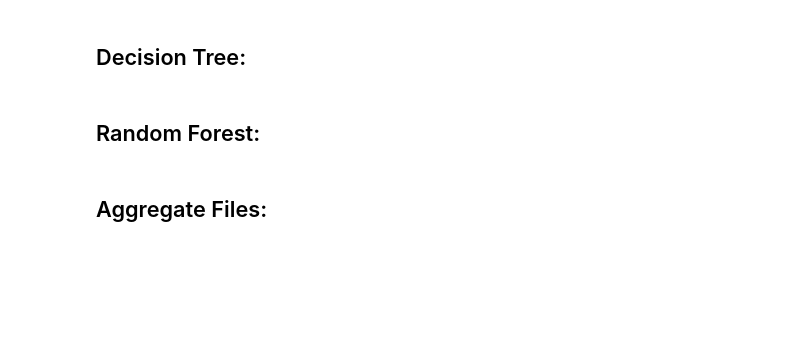
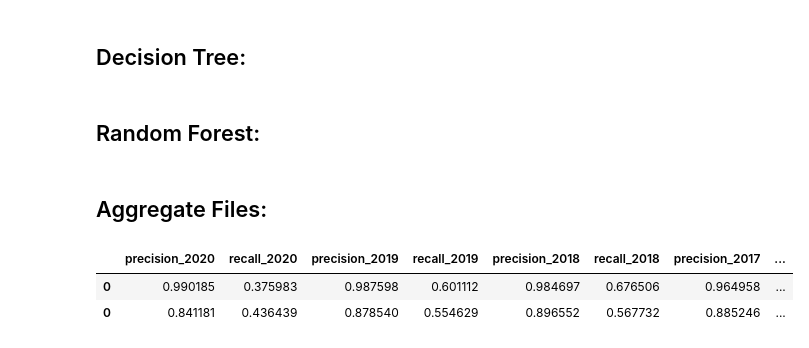
Before and after one commit to Deckart2/capp_30254_crime_forcasting, a Jupyter notebook: scripts/Final Models.ipynb, the cells around one changed output. Drawn from its saved outputs; the diff is of its cells as text; code cells hidden in the pictures; blank space fills up the shorter version.

```diff
--- a/scripts/Final Models.ipynb
+++ b/scripts/Final Models.ipynb
@@ -146,7 +194,11 @@ results_rf = compute_scores_final_data()
 # %% [markdown]
 ## Aggregate Files:
 # %%
-results = pd.concat([results_log, results_knn
+results = pd.concat([results_log, results_knn[0]
 #                    , results_svm, results_nb, results_dt, results_rf
                     ])
 results
+# %% [output]
+|  | precision_2020 | recall_2020 | precision_2019 | recall_2019 | precision_2018 | recall_2018 | precision_2017 | ... |
+| 0 | 0.990185 | 0.375983 | 0.987598 | 0.601112 | 0.984697 | 0.676506 | 0.964958 | ... |
+| 0 | 0.841181 | 0.436439 | 0.878540 | 0.554629 | 0.896552 | 0.567732 | 0.885246 | ... |
```
Also changed, not shown: parts of 11 cells of this notebook, 5 other files.
